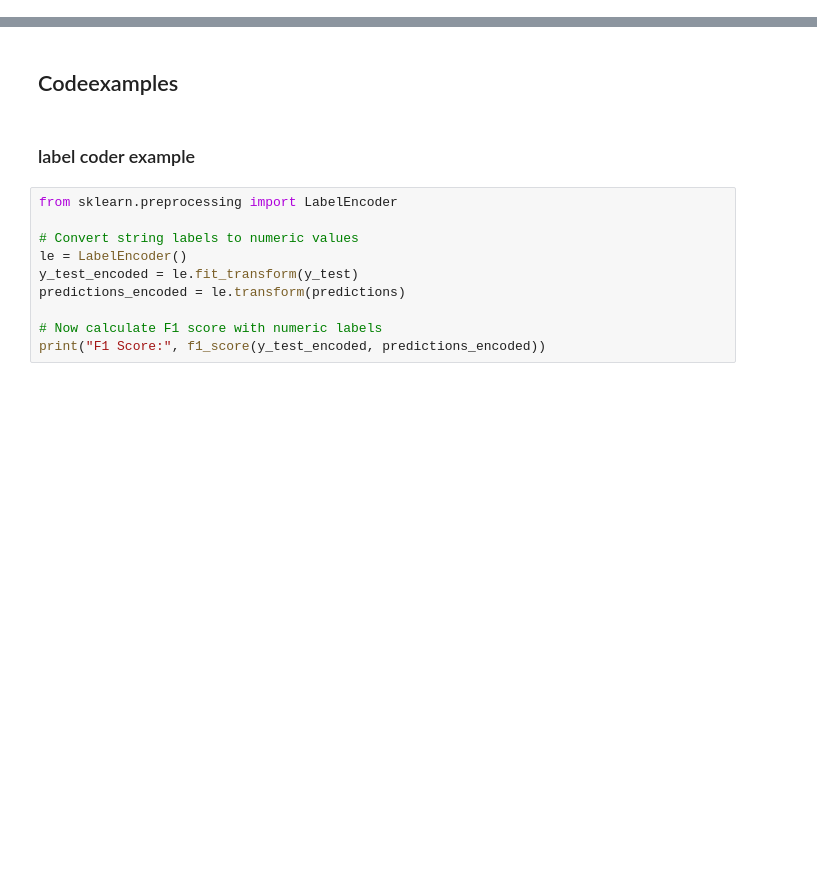
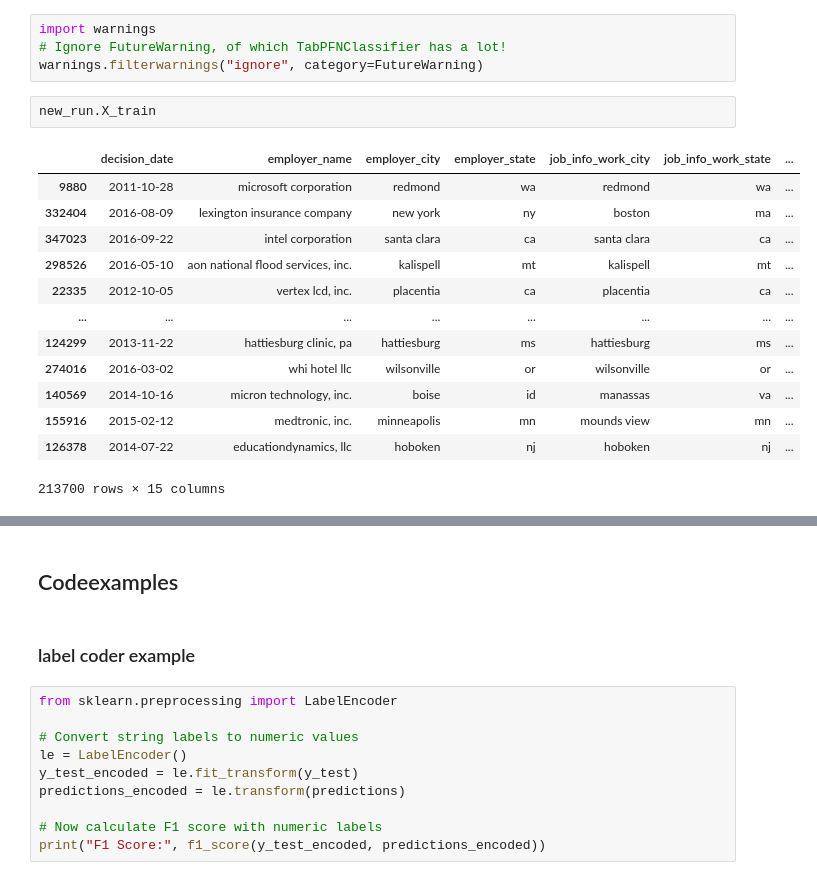
Before and after one commit to josk0/cleva, a Jupyter notebook: start.ipynb, the cells around one changed output, grey strips where cells are left out. Saved outputs shown, nothing was run; the diff lists cells and outputs as text; blank space fills up the shorter version.

```diff
--- a/start.ipynb
+++ b/start.ipynb
@@ -29,0 +29,20 @@ DONE: TabPFN run
+# %%
+import warnings
+# Ignore FutureWarning, of which TabPFNClassifier has a lot!
+warnings.filterwarnings("ignore", category=FutureWarning)
+# %%
+new_run.X_train
+# %% [output]
+|  | decision_date | employer_name | employer_city | employer_state | job_info_work_city | job_info_work_state | ... |
+| 9880 | 2011-10-28 | microsoft corporation | redmond | wa | redmond | wa | ... |
+| 332404 | 2016-08-09 | lexington insurance company | new york | ny | boston | ma | ... |
+| 347023 | 2016-09-22 | intel corporation | santa clara | ca | santa clara | ca | ... |
+| 298526 | 2016-05-10 | aon national flood services, inc. | kalispell | mt | kalispell | mt | ... |
+| 22335 | 2012-10-05 | vertex lcd, inc. | placentia | ca | placentia | ca | ... |
+| ... | ... | ... | ... | ... | ... | ... | ... |
+| 124299 | 2013-11-22 | hattiesburg clinic, pa | hattiesburg | ms | hattiesburg | ms | ... |
+| 274016 | 2016-03-02 | whi hotel llc | wilsonville | or | wilsonville | or | ... |
+| 140569 | 2014-10-16 | micron technology, inc. | boise | id | manassas | va | ... |
+| 155916 | 2015-02-12 | medtronic, inc. | minneapolis | mn | mounds view | mn | ... |
+| 126378 | 2014-07-22 | educationdynamics, llc | hoboken | nj | hoboken | nj | ... |
+213700 rows × 15 columns
```
Also changed, not shown: parts of 12 cells of this notebook, 8 other files.
